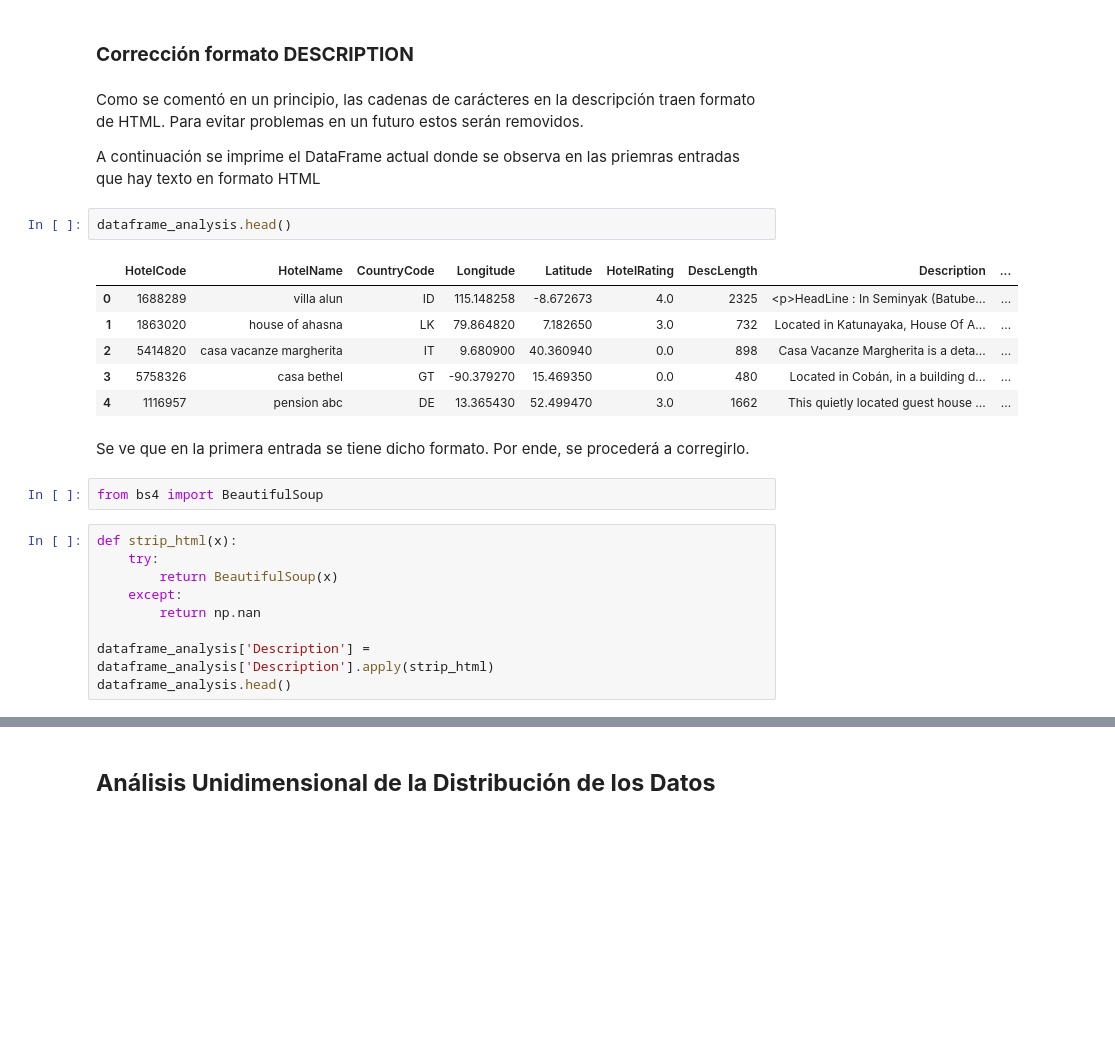
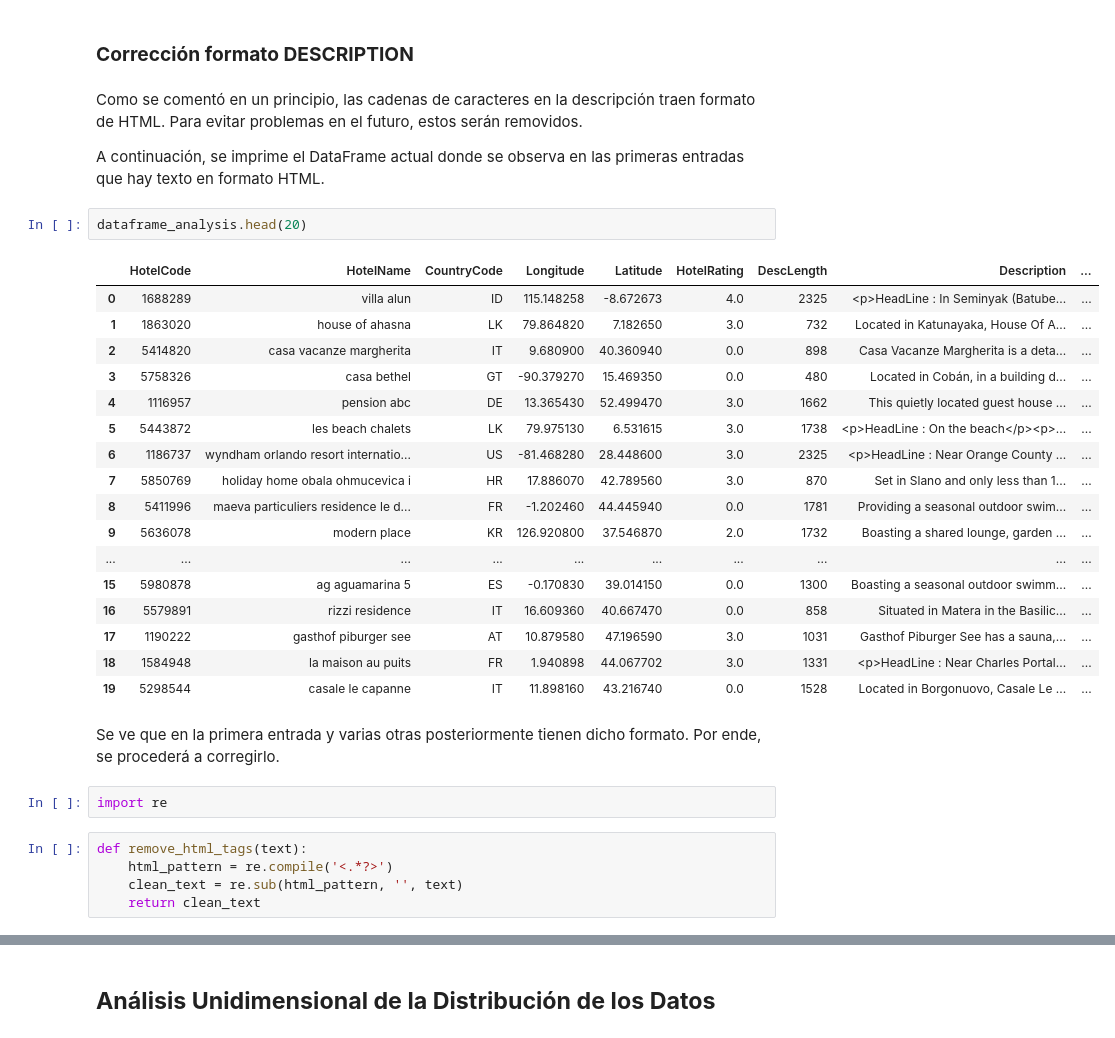
Before and after one commit to jcromo-tec/TC5035.10-proyecto-integrador, a Jupyter notebook: semana-03-avance-01/Avance1_Equipo37.ipynb, the cells around one changed output, grey strips where cells are left out. Drawn from its saved outputs; the diff is of its cells as text; blank space fills up the shorter version.

Commit message:
Versión Final para Revisión

```diff
--- a/semana-03-avance-01/Avance1_Equipo37.ipynb
+++ b/semana-03-avance-01/Avance1_Equipo37.ipynb
@@ -625,28 +628,35 @@ dataframe_analysis= dataframe_analysis.drop(['Codelength'], axis=1)
 # %% [markdown]
 ### **Corrección formato DESCRIPTION**
 # %% [markdown]
-Como se comentó en un principio, las cadenas de carácteres en la descripción traen formato de HTML. Para evitar problemas en un futuro estos serán removidos.
+Como se comentó en un principio, las cadenas de caracteres en la descripción traen formato de HTML. Para evitar problemas en el futuro, estos serán removidos.
 
-A continuación se imprime el DataFrame actual donde se observa en las priemras entradas que hay texto en formato HTML
+A continuación, se imprime el DataFrame actual donde se observa en las primeras entradas que hay texto en formato HTML.
 # %%
-dataframe_analysis.head()
+dataframe_analysis.head(20)
 # %% [output]
 |  | HotelCode | HotelName | CountryCode | Longitude | Latitude | HotelRating | DescLength | Description | ... |
 | 0 | 1688289 | villa alun | ID | 115.148258 | -8.672673 | 4.0 | 2325 | <p>HeadLine : In Seminyak (Batube... | ... |
 | 1 | 1863020 | house of ahasna | LK | 79.864820 | 7.182650 | 3.0 | 732 | Located in Katunayaka, House Of A... | ... |
 | 2 | 5414820 | casa vacanze margherita | IT | 9.680900 | 40.360940 | 0.0 | 898 | Casa Vacanze Margherita is a deta... | ... |
 | 3 | 5758326 | casa bethel | GT | -90.379270 | 15.469350 | 0.0 | 480 | Located in Cobán, in a building d... | ... |
 | 4 | 1116957 | pension abc | DE | 13.365430 | 52.499470 | 3.0 | 1662 | This quietly located guest house ... | ... |
+| 5 | 5443872 | les beach chalets | LK | 79.975130 | 6.531615 | 3.0 | 1738 | <p>HeadLine : On the beach</p><p>... | ... |
+| 6 | 1186737 | wyndham orlando resort internatio... | US | -81.468280 | 28.448600 | 3.0 | 2325 | <p>HeadLine : Near Orange County ... | ... |
+| 7 | 5850769 | holiday home obala ohmucevica i | HR | 17.886070 | 42.789560 | 3.0 | 870 | Set in Slano and only less than 1... | ... |
+| 8 | 5411996 | maeva particuliers residence le d... | FR | -1.202460 | 44.445940 | 0.0 | 1781 | Providing a seasonal outdoor swim... | ... |
+| 9 | 5636078 | modern place | KR | 126.920800 | 37.546870 | 2.0 | 1732 | Boasting a shared lounge, garden ... | ... |
+| ... | ... | ... | ... | ... | ... | ... | ... | ... | ... |
+| 15 | 5980878 | ag aguamarina 5 | ES | -0.170830 | 39.014150 | 0.0 | 1300 | Boasting a seasonal outdoor swimm... | ... |
+| 16 | 5579891 | rizzi residence | IT | 16.609360 | 40.667470 | 0.0 | 858 | Situated in Matera in the Basilic... | ... |
+| 17 | 1190222 | gasthof piburger see | AT | 10.879580 | 47.196590 | 3.0 | 1031 | Gasthof Piburger See has a sauna,... | ... |
+| 18 | 1584948 | la maison au puits | FR | 1.940898 | 44.067702 | 3.0 | 1331 | <p>HeadLine : Near Charles Portal... | ... |
+| 19 | 5298544 | casale le capanne | IT | 11.898160 | 43.216740 | 0.0 | 1528 | Located in Borgonuovo, Casale Le ... | ... |
 # %% [markdown]
-Se ve que en la primera entrada se tiene dicho formato. Por ende, se procederá a corregirlo.
+Se ve que en la primera entrada y varias otras posteriormente tienen dicho formato. Por ende, se procederá a corregirlo.
-# %%
-from bs4 import BeautifulSoup
-# %%
-def strip_html(x):
-    try:
-        return BeautifulSoup(x)
-    except:
-        return np.nan
-
-dataframe_analysis['Description'] = dataframe_analysis['Description'].apply(strip_html)
-dataframe_analysis.head()
+# %%
+import re
+# %%
+def remove_html_tags(text):
+    html_pattern = re.compile('<.*?>')
+    clean_text = re.sub(html_pattern, '', text)
+    return clean_text
```
Also changed, not shown: parts of 62 cells of this notebook.
